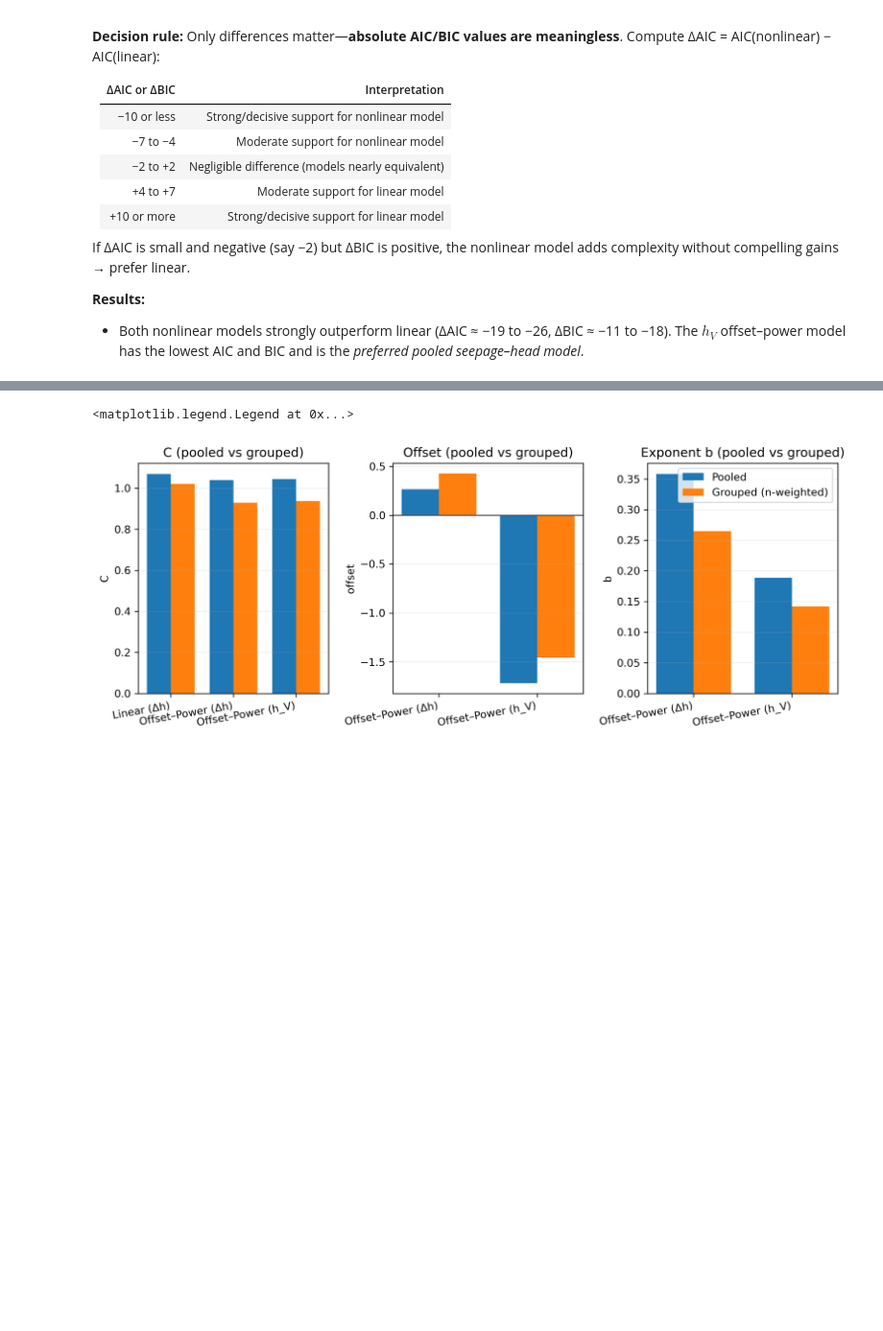
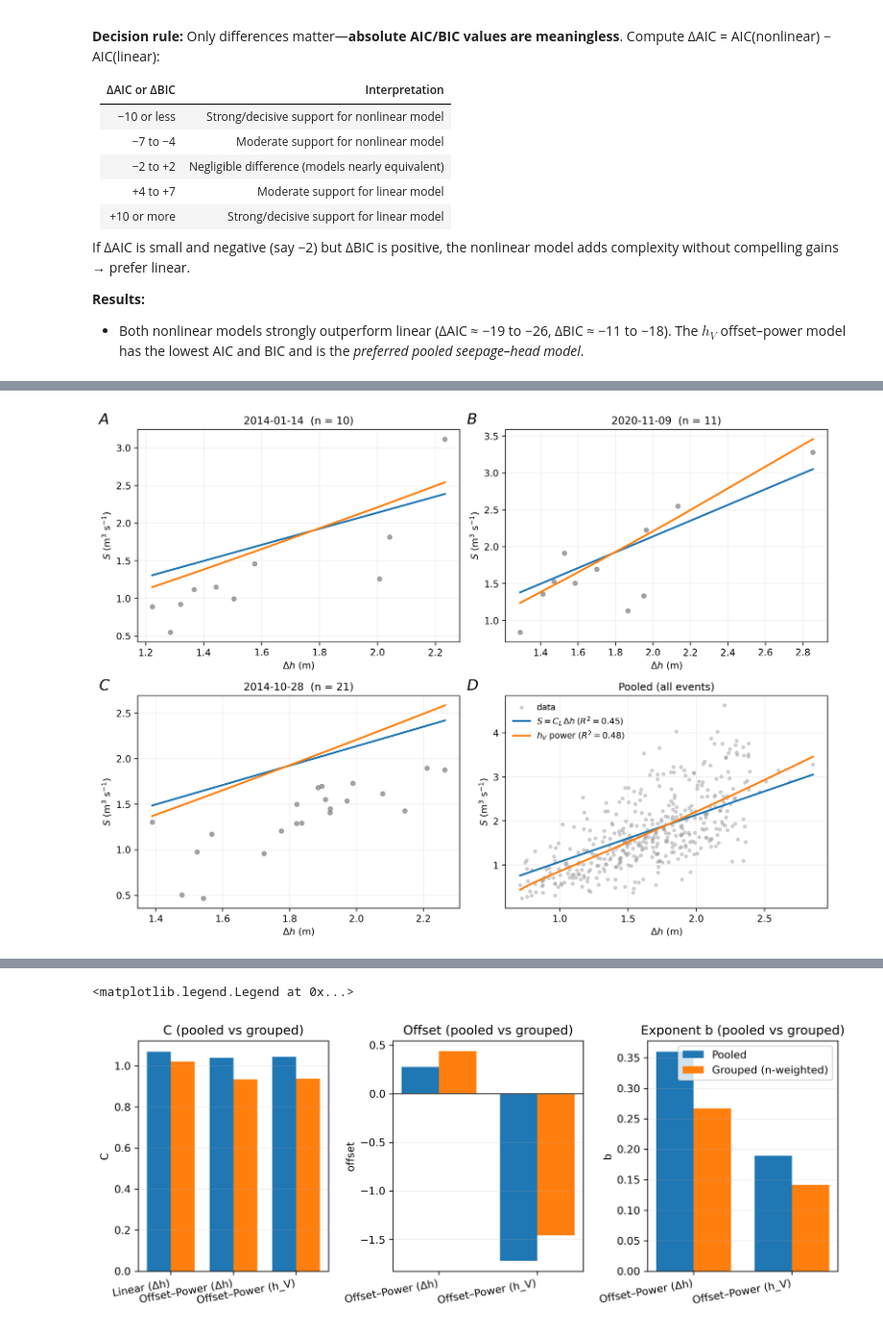
Before and after one commit to octavia-crompton/russian-river-seepage, a Jupyter notebook: notebooks/3 Seepage vs DeltaH model fits.ipynb, the cells around one changed output, grey strips where cells are left out. Shown at 96% size. Drawn from its saved outputs; the diff is of its cells as text; code cells hidden in the pictures; blank space fills up the shorter version.

```diff
--- a/notebooks/3 Seepage vs DeltaH model fits.ipynb
+++ b/notebooks/3 Seepage vs DeltaH model fits.ipynb
@@ -978,6 +977,9 @@ if legend_style == "C":
     print(caption_C)
 
 plt.tight_layout()
+from pathlib import Path as _P
+_figdir = _P("../figures"); _figdir.mkdir(exist_ok=True)
+fig.savefig(_figdir / "fig5_model_comparison_single.png", dpi=300, bbox_inches="tight")
 plt.show()
 # %% [output]
 Linear: C_L = 1.07.
@@ -985,2 +987,97 @@ Linear: C_L = 1.07.
 h_V power: C_V = 1.04, δ_V = -1.72, b_V = 0.19.
 [figure]
+# %%
+# =====================================================================
+# Figure 5 (panel layout): A-C single events + D pooled
+# Companion to the single-panel version (fig5_model_comparison_single.png)
+# =====================================================================
+import numpy as np
+import pandas as pd
+import matplotlib.pyplot as plt
+
+# pooled parameters (from c3)
+C_lin   = float(pooled_lin["C"])
+C_vis   = float(pooled_vis["C"])
+off_vis = float(pooled_vis["offset"])
+b_vis   = float(pooled_vis["b"])
+
+# pooled (centered) R2 on the full dataset
+_x = df["delta_h"].to_numpy(float)
+_y = df["seepage"].to_numpy(float)
+_h = df["visitor_h"].to_numpy(float)
+r2_lin_pool = r2_centered(_y, model_linear(C_lin, _x))
+r2_vis_pool = r2_centered(_y, model_offset_power_visitor_h(C_vis, off_vis, b_vis, _x, _h, visitor_h_ref))
+
+# global h_V ~ Δh regression (for a smooth, monotonic visitor-model curve)
+from numpy.polynomial.polynomial import polyfit as _polyfit, polyval as _polyval
+_hv_coeffs = _polyfit(_x, _h, deg=1)
+
+def _curves(x_dh, h_v=None):
+    order = np.argsort(x_dh)
+    xs = x_dh[order]
+    hs = _polyval(xs, _hv_coeffs)          # smooth h_V predicted from Δh
+    yl  = model_linear(C_lin, xs)
+    yvc = model_offset_power_visitor_h(C_vis, off_vis, b_vis, xs, hs, visitor_h_ref)
+    return xs, yl, yvc
+
+# --- choose 3 representative single events spanning the Delta h range ---
+# Set EVENT_IDS manually to override the automatic selection.
+EVENT_IDS = None
+ev_stats = (df.groupby("event")
+              .agg(n=("seepage", "size"), dh=("delta_h", "median"))
+              .query("n >= 6")
+              .sort_values("dh"))
+if EVENT_IDS is None:
+    qs = ev_stats["dh"].quantile([0.15, 0.50, 0.85]).values
+    EVENT_IDS = [int((ev_stats["dh"] - q).abs().idxmin()) for q in qs]
+
+fig, axes = plt.subplots(2, 2, figsize=(11, 8))
+axd = axes.ravel()
+panel_letters = ["A", "B", "C", "D"]
+
+# panels A-C: single events with the pooled model curves overlaid
+for k, ev in enumerate(EVENT_IDS):
+    ax = axd[k]
+    sub = df[df["event"] == ev]
+    xv = sub["delta_h"].to_numpy(float)
+    yv = sub["seepage"].to_numpy(float)
+    hv = sub["visitor_h"].to_numpy(float)
+    ax.scatter(xv, yv, s=20, c="0.5", alpha=0.7, label="data")
+    _xs, _yl, _yvc = _curves(xv, hv)
+    ax.plot(_xs, _yl,  lw=2, c="C0", label=r"$S = C_L\,\Delta h$")
+    ax.plot(_xs, _yvc, lw=2, c="C1", label=r"$h_V$ power")
+    try:
+        dlab = pd.to_datetime(sub["date"].iloc[0]).date()
+    except Exception:
+        dlab = f"event {ev}"
+    ax.set_title(f"{dlab}  (n = {len(sub)})", fontsize=11)
+    ax.set_xlabel(r"$\Delta h$ (m)")
+    ax.set_ylabel(r"$S$ (m$^3$ s$^{-1}$)")
+    ax.grid(alpha=0.2)
+
+# panel D: pooled (all events)
+axp = axd[3]
+axp.scatter(_x, _y, s=10, c="0.6", alpha=0.4, label="data")
+_xs, _yl, _yvc = _curves(_x, _h)
+axp.plot(_xs, _yl,  lw=2, c="C0", label=rf"$S = C_L\,\Delta h\;(R^2={r2_lin_pool:.2f})$")
+axp.plot(_xs, _yvc, lw=2, c="C1", label=rf"$h_V$ power $(R^2={r2_vis_pool:.2f})$")
+axp.set_title("Pooled (all events)", fontsize=11)
+axp.set_xlabel(r"$\Delta h$ (m)")
+axp.set_ylabel(r"$S$ (m$^3$ s$^{-1}$)")
+axp.grid(alpha=0.2)
+axp.legend(frameon=False, loc="upper left", fontsize=9)
+
+# panel letters
+for k, ax in enumerate(axd):
+    ax.text(-0.12, 1.08, panel_letters[k], transform=ax.transAxes,
+            ha="left", va="top", fontsize=16, style="italic")
+
+plt.tight_layout()
+from pathlib import Path as _P
+_figdir = _P("../figures"); _figdir.mkdir(exist_ok=True)
+fig.savefig(_figdir / "fig5_model_comparison_panels.png", dpi=300, bbox_inches="tight")
+plt.show()
+
+print("Fig 5 panels: events", EVENT_IDS)
+# %% [output]
+[figure, added]
```
Also changed, not shown: parts of 9 cells of this notebook, 10 other files.
